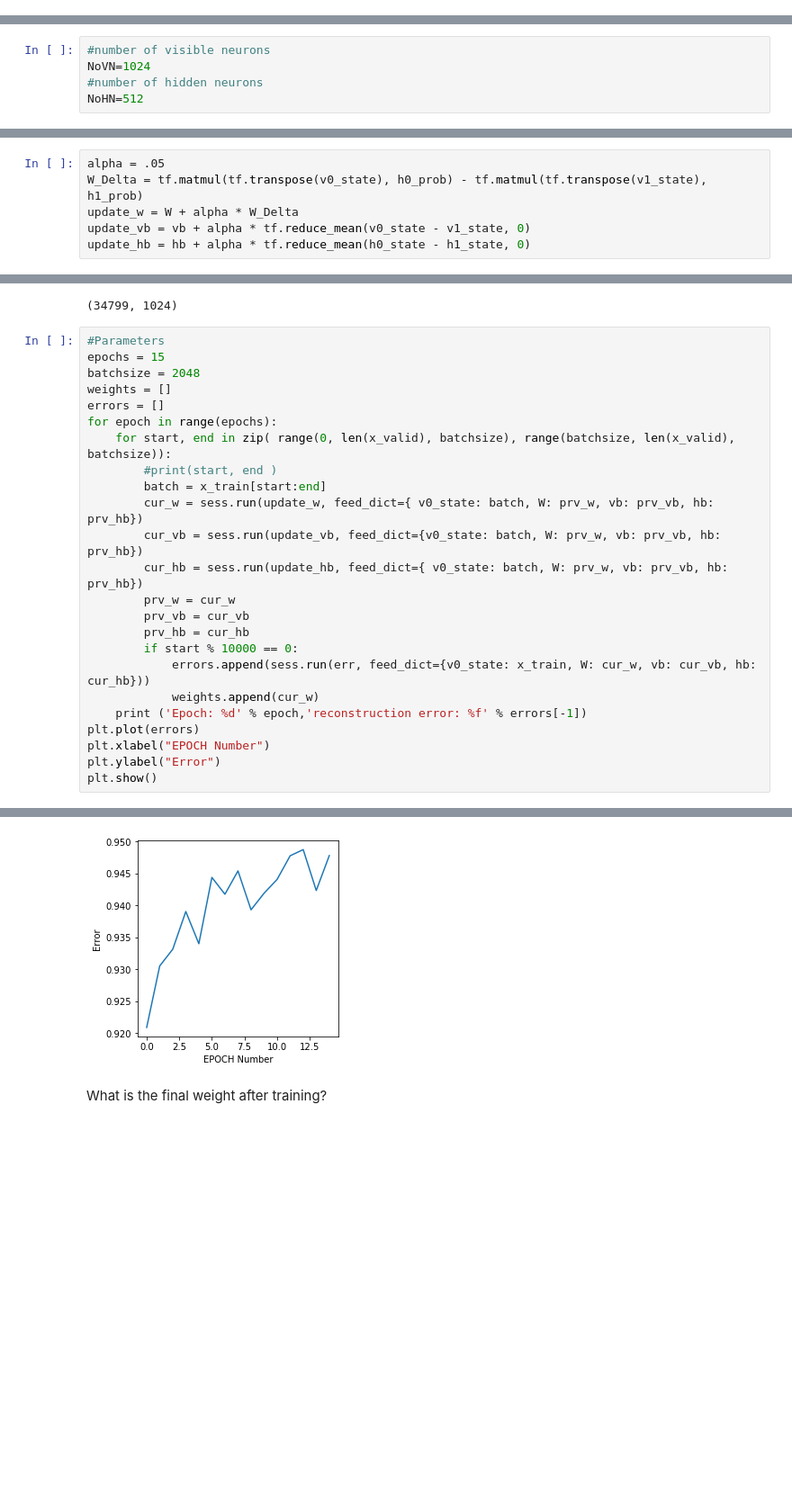
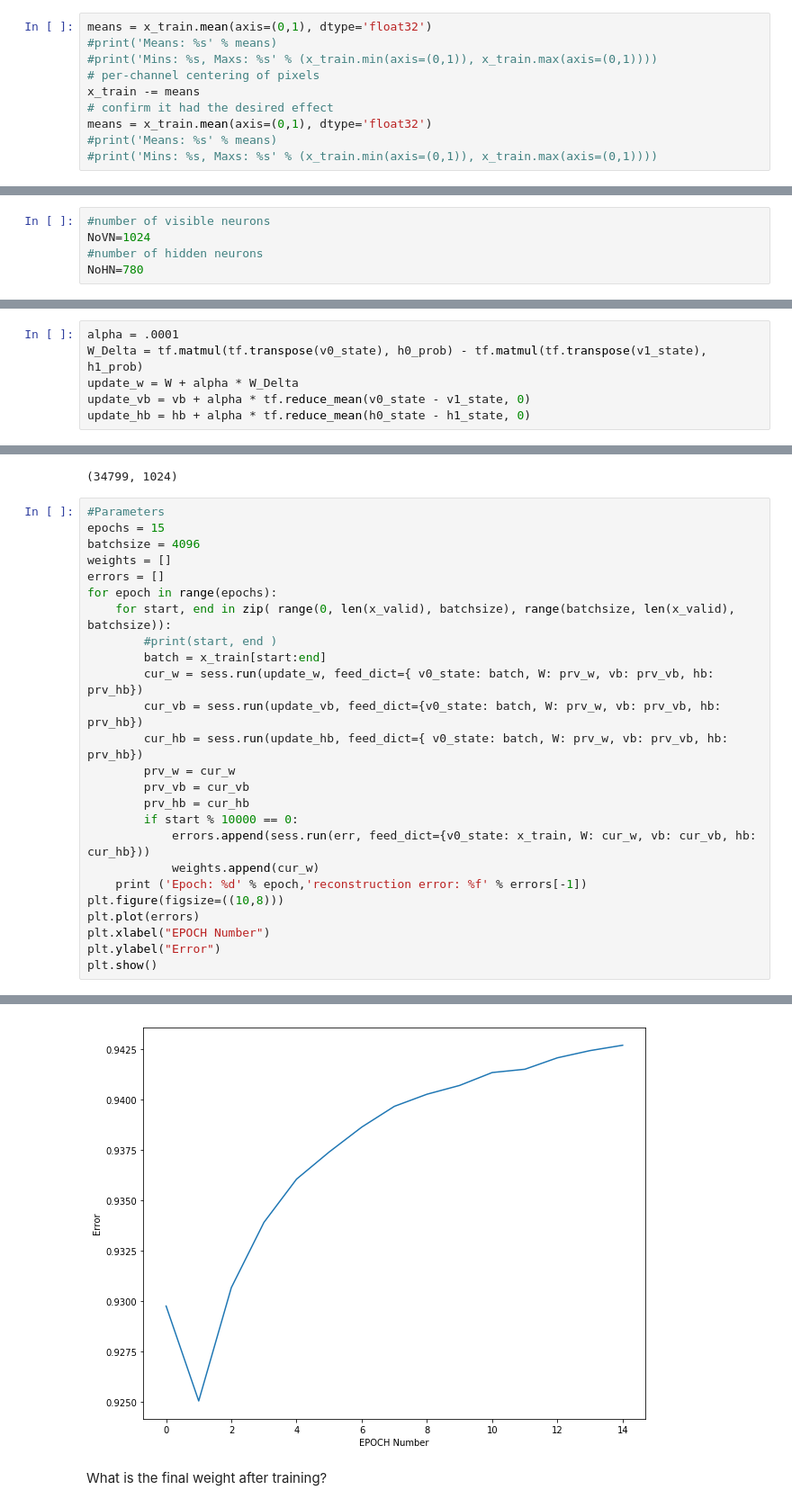
Before and after one commit to A2Amir/Restricted-Boltzmann-Machines, a Jupyter notebook: 4.1-Review-RBMMNIST.ipynb, the cells around one changed output, grey strips where cells are left out. Shown at 90% size. Drawn from its saved outputs; the diff is of its cells as text; blank space fills up the shorter version.

```diff
--- a/4.1-Review-RBMMNIST.ipynb
+++ b/4.1-Review-RBMMNIST.ipynb
@@ -321,3 +323,13 @@ Min: -0.324, Max: 0.676
+# %%
+means = x_train.mean(axis=(0,1), dtype='float32')
+#print('Means: %s' % means)
+#print('Mins: %s, Maxs: %s' % (x_train.min(axis=(0,1)), x_train.max(axis=(0,1))))
+# per-channel centering of pixels
+x_train -= means
+# confirm it had the desired effect
+means = x_train.mean(axis=(0,1), dtype='float32')
+#print('Means: %s' % means)
+#print('Mins: %s, Maxs: %s' % (x_train.min(axis=(0,1)), x_train.max(axis=(0,1))))
 # %% [markdown]
 ### Standardize Pixel Values:Global Standardization
 # %%
@@ -360,7 +372,7 @@ print(x_train[0].shape)
 #number of visible neurons
 NoVN=1024
 #number of hidden neurons
-NoHN=512
+NoHN=780
 # %%
 v0_state = tf.placeholder("float", [None, NoVN])
 vb = tf.placeholder("float", [NoVN])
@@ -470,7 +482,7 @@ Ok, lets assume that k=1, that is we just get one more step:
 h1_prob = tf.nn.sigmoid(tf.matmul(v1_state, W) + hb)
 h1_state = tf.nn.relu(tf.sign(h1_prob - tf.random_uniform(tf.shape(h1_prob)))) #sample_h_given_X
 # %%
-alpha = .05
+alpha = .0001
 W_Delta = tf.matmul(tf.transpose(v0_state), h0_prob) - tf.matmul(tf.transpose(v1_state), h1_prob)
 update_w = W + alpha * W_Delta
 update_vb = vb + alpha * tf.reduce_mean(v0_state - v1_state, 0)
@@ -507,7 +519,7 @@ x_train.shape
 # %%
 #Parameters
 epochs = 15
-batchsize = 2048
+batchsize = 4096
 weights = []
 errors = []
 for epoch in range(epochs):
@@ -524,6 +536,7 @@ for epoch in range(epochs):
             errors.append(sess.run(err, feed_dict={v0_state: x_train, W: cur_w, vb: cur_vb, hb: cur_hb}))
             weights.append(cur_w)
     print ('Epoch: %d' % epoch,'reconstruction error: %f' % errors[-1])
+plt.figure(figsize=((10,8)))
 plt.plot(errors)
 plt.xlabel("EPOCH Number")
 plt.ylabel("Error")
@@ -547,4 +560,4 @@ Epoch: 14 reconstruction error: 0.947806
-[figure, old version]
+[figure, new version]
 # %% [markdown]
 What is the final weight after training?
 # %%
```
Also changed, not shown: parts of 24 cells of this notebook.
